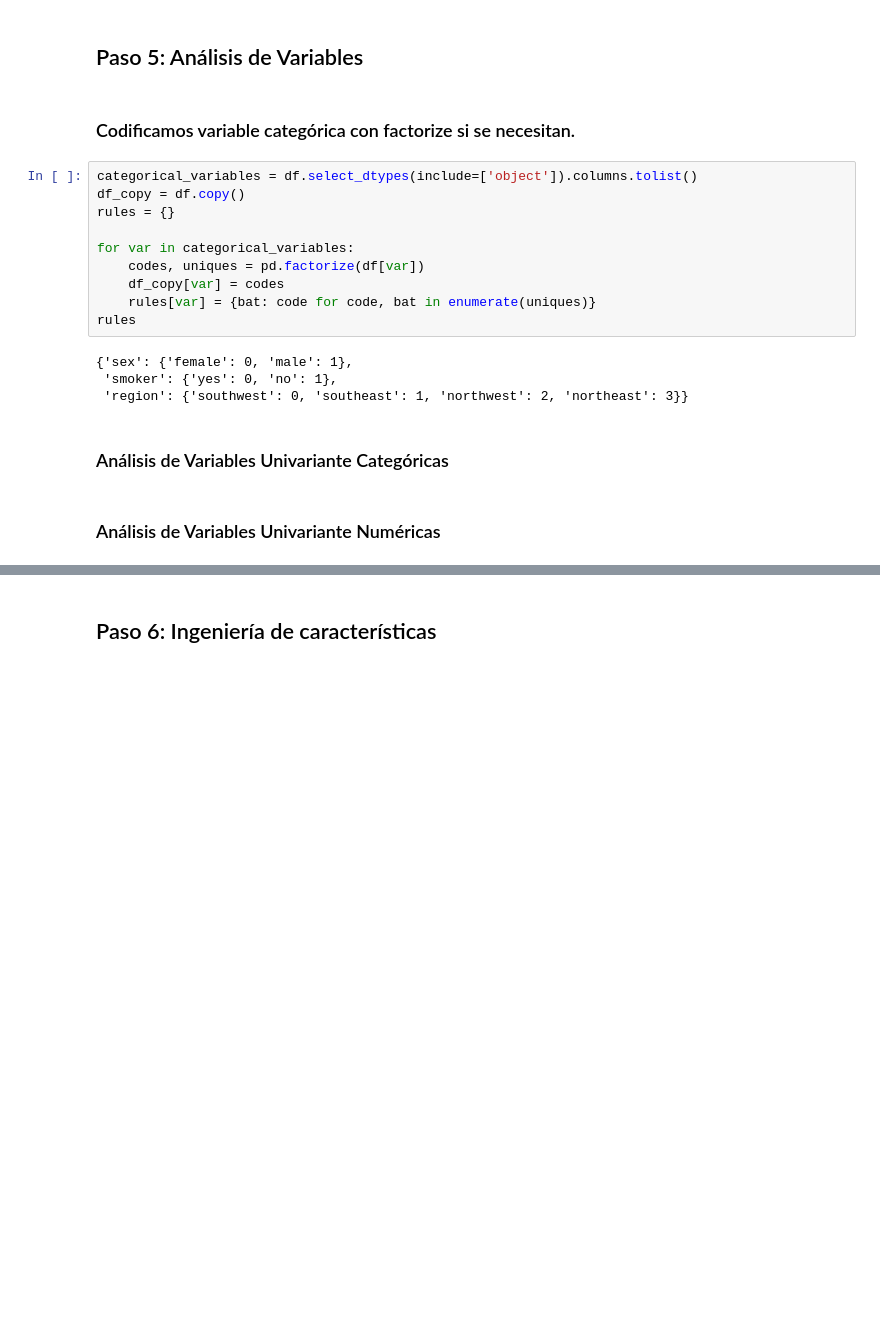
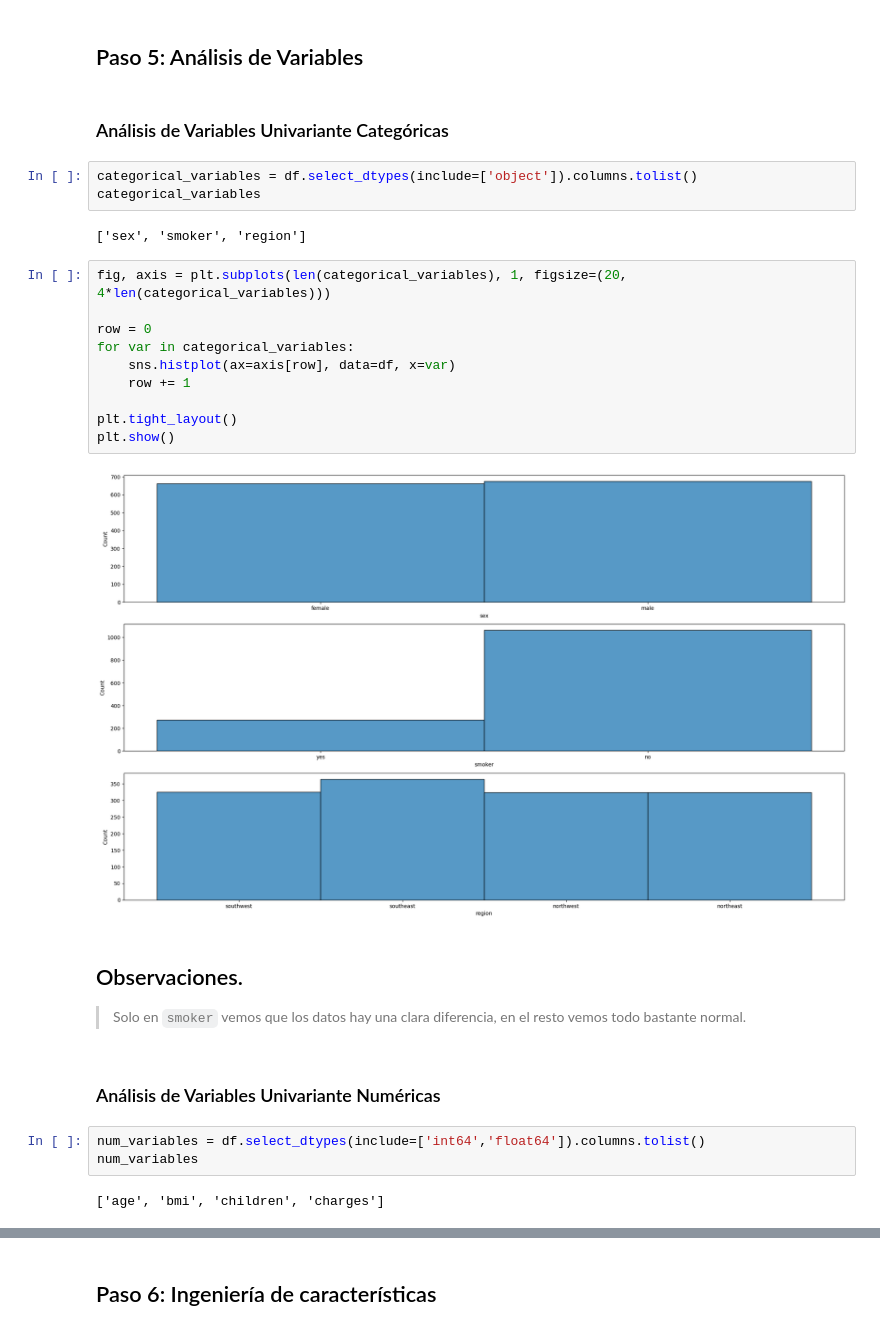
Before and after one commit to 4GeeksAcademy/AnthonnyMal-Machine-Learnig, a Jupyter notebook: src/02-linear-regression-medical-insurance-cost.ipynb, the cells around one changed output, grey strips where cells are left out. Saved outputs shown, nothing was run; the diff lists cells and outputs as text; blank space fills up the shorter version.

```diff
--- a/src/02-linear-regression-medical-insurance-cost.ipynb
+++ b/src/02-linear-regression-medical-insurance-cost.ipynb
@@ -74,23 +90,33 @@ np.int64(0)
 ### Limpieza de datos: Eliminar información irrelevante
 # %% [markdown]
 ## Paso 5: Análisis de Variables
-# %% [markdown]
-### Codificamos variable categórica con factorize si se necesitan.
-# %%
-categorical_variables = df.select_dtypes(include=['object']).columns.tolist()
-df_copy = df.copy()
-rules = {}
-
-for var in categorical_variables:
-    codes, uniques = pd.factorize(df[var])
-    df_copy[var] = codes
-    rules[var] = {bat: code for code, bat in enumerate(uniques)}
-rules
-# %% [output]
-{'sex': {'female': 0, 'male': 1},
- 'smoker': {'yes': 0, 'no': 1},
- 'region': {'southwest': 0, 'southeast': 1, 'northwest': 2, 'northeast': 3}}
 # %% [markdown]
 ### Análisis de Variables Univariante Categóricas
+# %%
+categorical_variables = df.select_dtypes(include=['object']).columns.tolist()
+categorical_variables
+# %% [output]
+['sex', 'smoker', 'region']
+# %%
+fig, axis = plt.subplots(len(categorical_variables), 1, figsize=(20, 4*len(categorical_variables)))
+
+row = 0
+for var in categorical_variables:
+    sns.histplot(ax=axis[row], data=df, x=var)
+    row += 1
+
+plt.tight_layout()
+plt.show()
+# %% [output]
+[figure, added]
+# %% [markdown]
+## Observaciones.
+
+>Solo en `smoker` vemos que los datos hay una clara diferencia, en el resto vemos todo bastante normal.
 # %% [markdown]
 ### Análisis de Variables Univariante Numéricas
+# %%
+num_variables = df.select_dtypes(include=['int64','float64']).columns.tolist()
+num_variables
+# %% [output]
+['age', 'bmi', 'children', 'charges']
```
Also changed, not shown: parts of 31 cells of this notebook.
